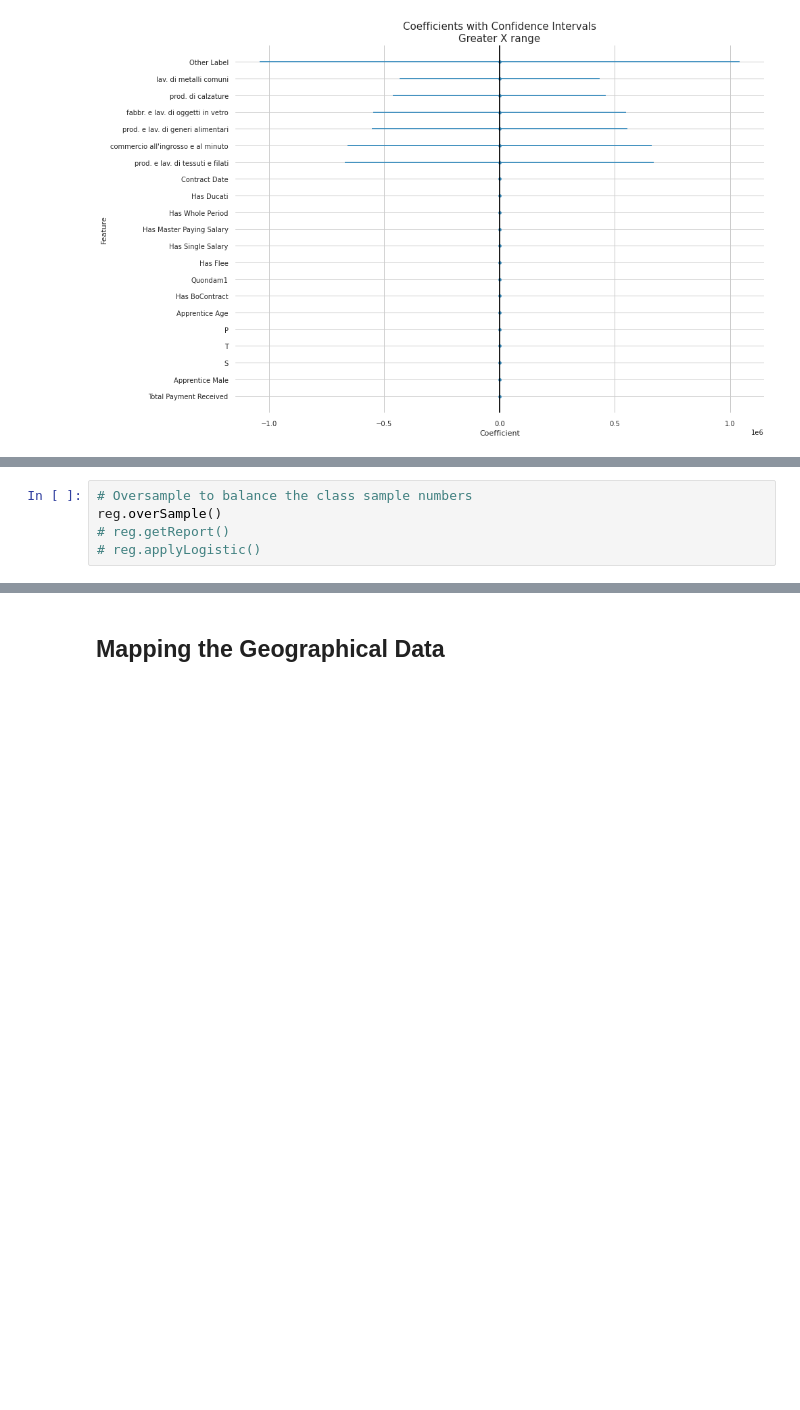
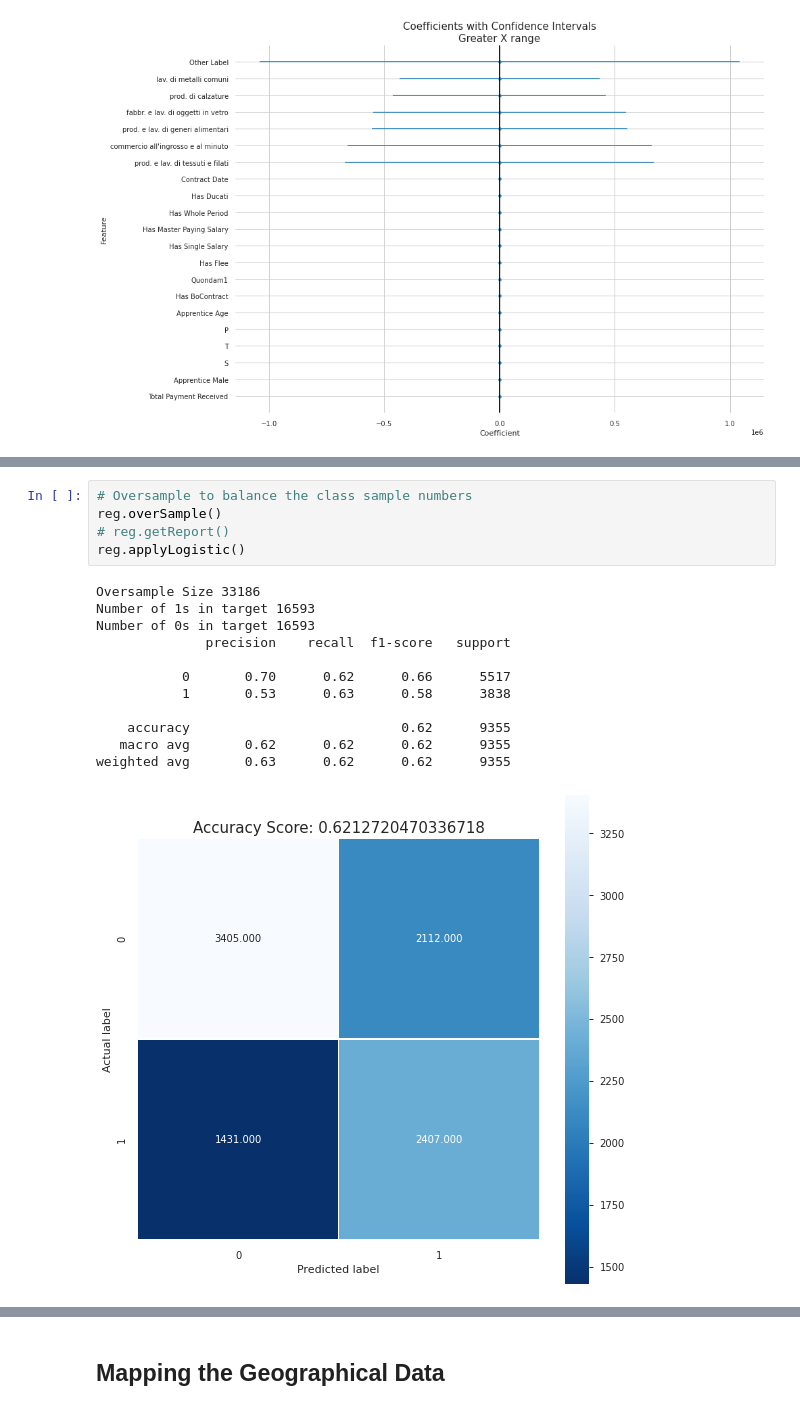
Before and after one commit to AlricRahl/Garzoni-Dataset-Exploration, a Jupyter notebook: src/Progress Notebook.ipynb, the cells around one changed output, grey strips where cells are left out. Drawn from its saved outputs; the diff is of its cells as text; blank space fills up the shorter version.

```diff
--- a/src/Progress Notebook.ipynb
+++ b/src/Progress Notebook.ipynb
@@ -807,8 +821,21 @@ reg.applyLogistic()
 # %%
 # Oversample to balance the class sample numbers
 reg.overSample()
 # reg.getReport()
-# reg.applyLogistic()
+reg.applyLogistic()
+# %% [output]
+Oversample Size 33186
+Number of 1s in target 16593
+Number of 0s in target 16593
+              precision    recall  f1-score   support
+
+           0       0.70      0.62      0.66      5517
+           1       0.53      0.63      0.58      3838
+
+    accuracy                           0.62      9355
+   macro avg       0.62      0.62      0.62      9355
+weighted avg       0.63      0.62      0.62      9355
+[figure, added]
 # %%
 # Check the most important features and run only with them
 reg.selectFeatures()
```
Also changed, not shown: parts of 8 cells of this notebook.
